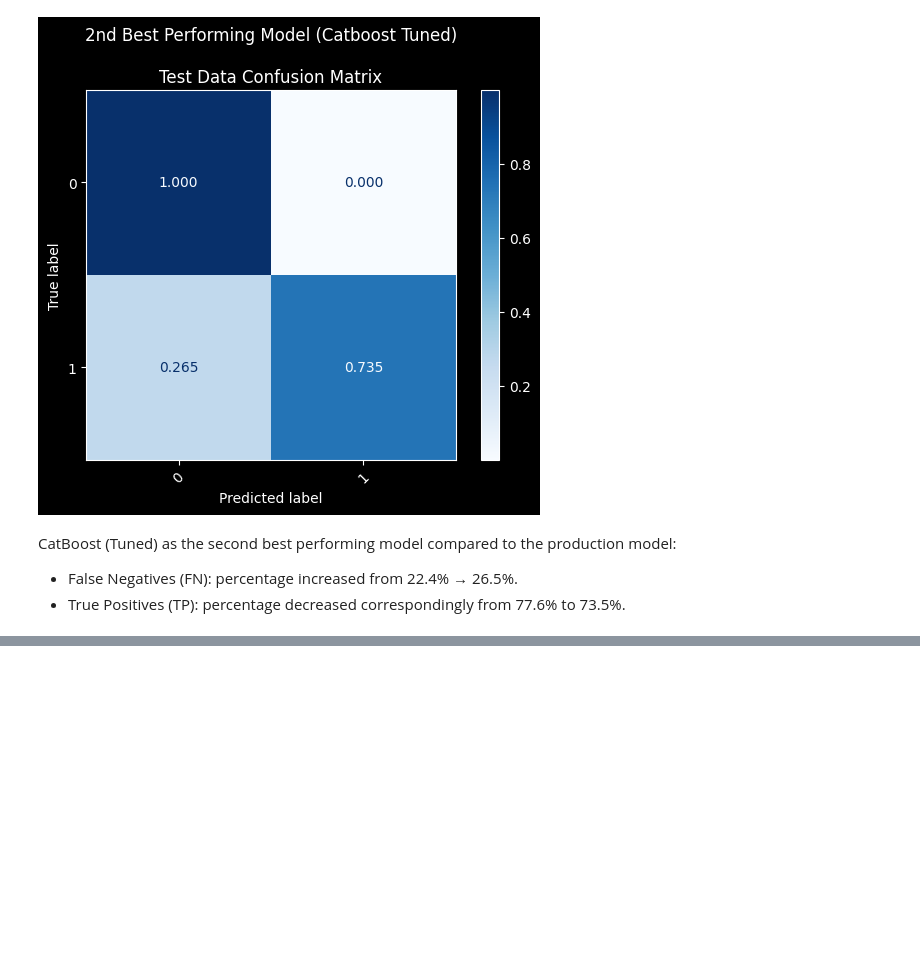
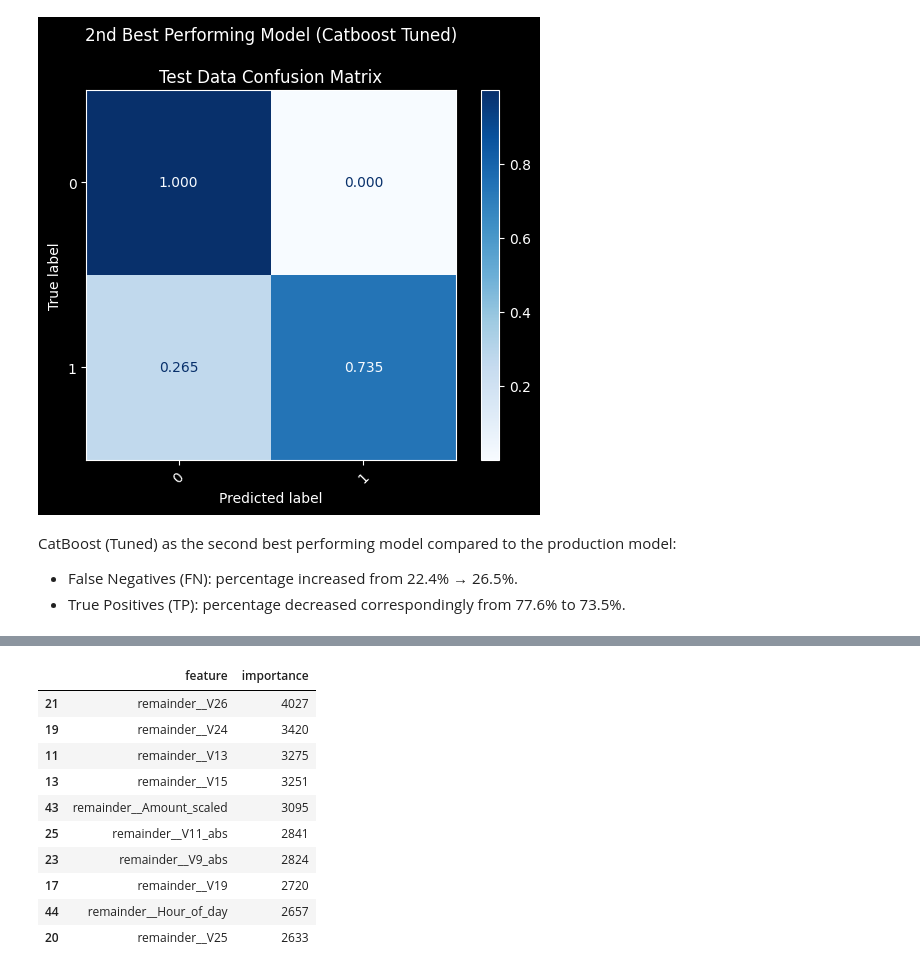
Before and after one commit to MohanadAlemam/fraud-detection-credit-card, a Jupyter notebook: notebooks/05_results_analysis.ipynb, the cells around one changed output, grey strips where cells are left out. Cells and saved outputs as stored; diff of their text form; code cells hidden in the pictures; blank space fills up the shorter version.

```diff
--- a/notebooks/05_results_analysis.ipynb
+++ b/notebooks/05_results_analysis.ipynb
@@ -247,0 +259,14 @@ CatBoost (Tuned) as the second best performing model compared to the production
+# %%
+most_important_features
+# %% [output]
+|  | feature | importance |
+| 21 | remainder__V26 | 4027 |
+| 19 | remainder__V24 | 3420 |
+| 11 | remainder__V13 | 3275 |
+| 13 | remainder__V15 | 3251 |
+| 43 | remainder__Amount_scaled | 3095 |
+| 25 | remainder__V11_abs | 2841 |
+| 23 | remainder__V9_abs | 2824 |
+| 17 | remainder__V19 | 2720 |
+| 44 | remainder__Hour_of_day | 2657 |
+| 20 | remainder__V25 | 2633 |
```
Also changed, not shown: parts of 4 cells of this notebook.
